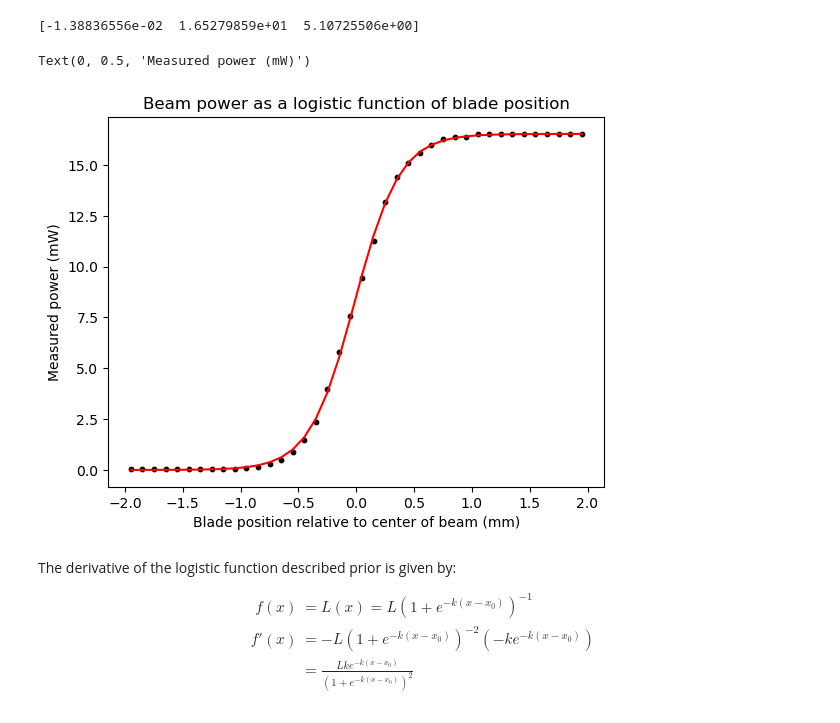
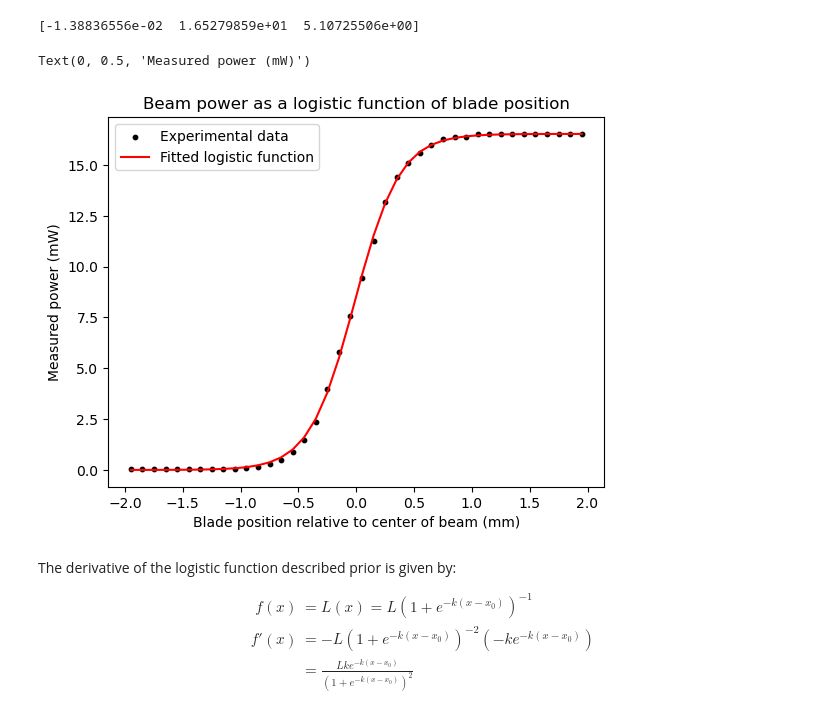
Before and after one commit to josephtemple/OpticalTweezerProject, a Jupyter notebook: JT_OpticalTrap_BeamProfile.ipynb, the cells around one changed output. Cells and saved outputs as stored; diff of their text form; code cells hidden in the pictures.

```diff
--- a/JT_OpticalTrap_BeamProfile.ipynb
+++ b/JT_OpticalTrap_BeamProfile.ipynb
@@ -105,14 +105,15 @@ print(fitted_logistic_coeff)
 # %% [output]
 [-1.38836556e-02  1.65279859e+01  5.10725506e+00]
 # %%
-plt.scatter(power_data_new[0], power_data_new[1], s=10, color='black')
-plt.plot(power_data_new[0], logistic(power_data_new[0], *fitted_logistic_coeff), 'r-',label='Fitted function')
+plt.scatter(power_data_new[0], power_data_new[1], s=10, color='black', label='Experimental data')
+plt.plot(power_data_new[0], logistic(power_data_new[0], *fitted_logistic_coeff), 'r-',label='Fitted logistic function')
+plt.legend(loc='upper left')
 plt.title("Beam power as a logistic function of blade position")
 plt.xlabel("Blade position relative to center of beam (mm)")
 plt.ylabel("Measured power (mW)")
 # %% [output]
 Text(0, 0.5, 'Measured power (mW)')
-[figure, old version]
+[figure, new version]
 # %% [markdown]
 The derivative of the logistic function described prior is given by:
 
```
Also changed, not shown: parts of 14 cells of this notebook.
